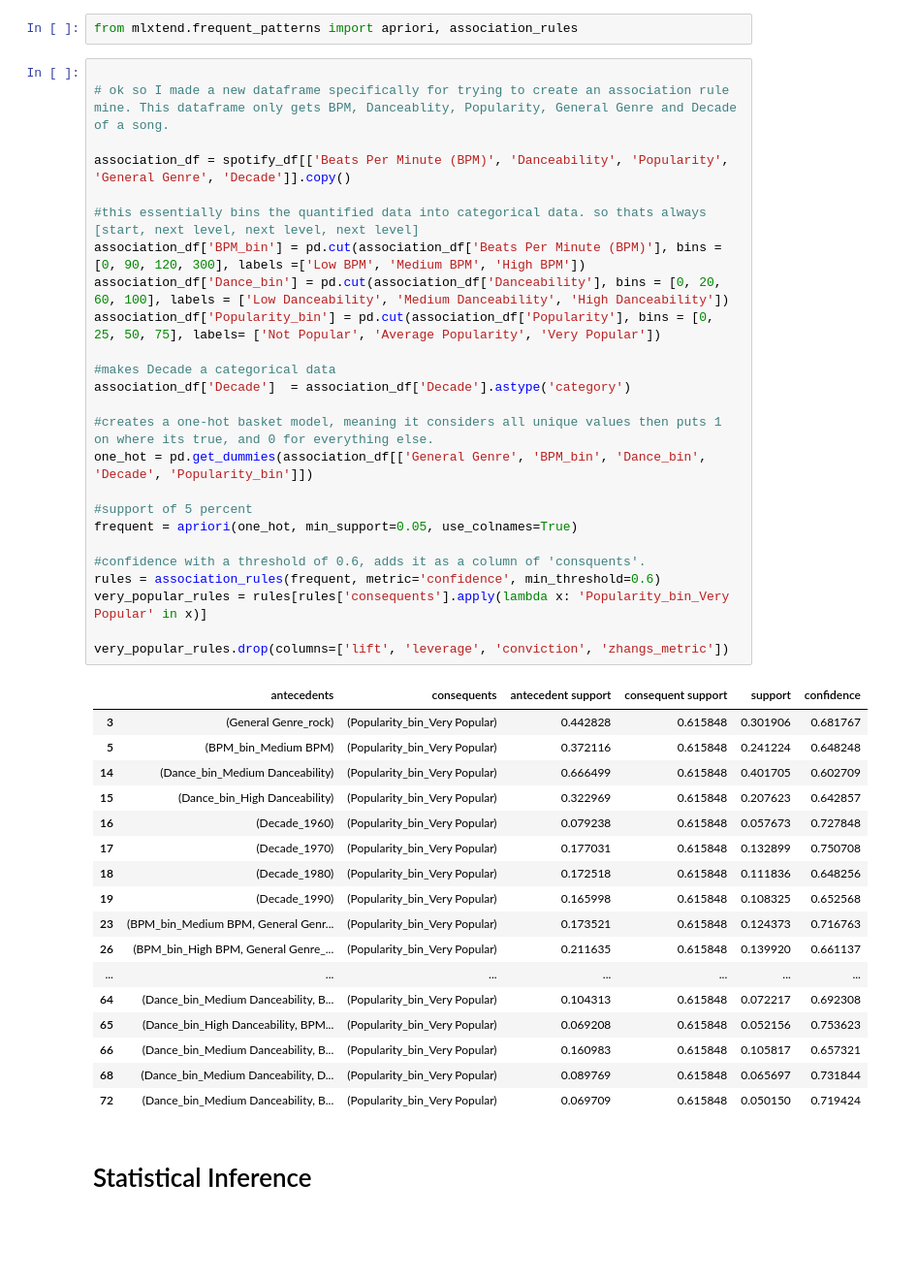
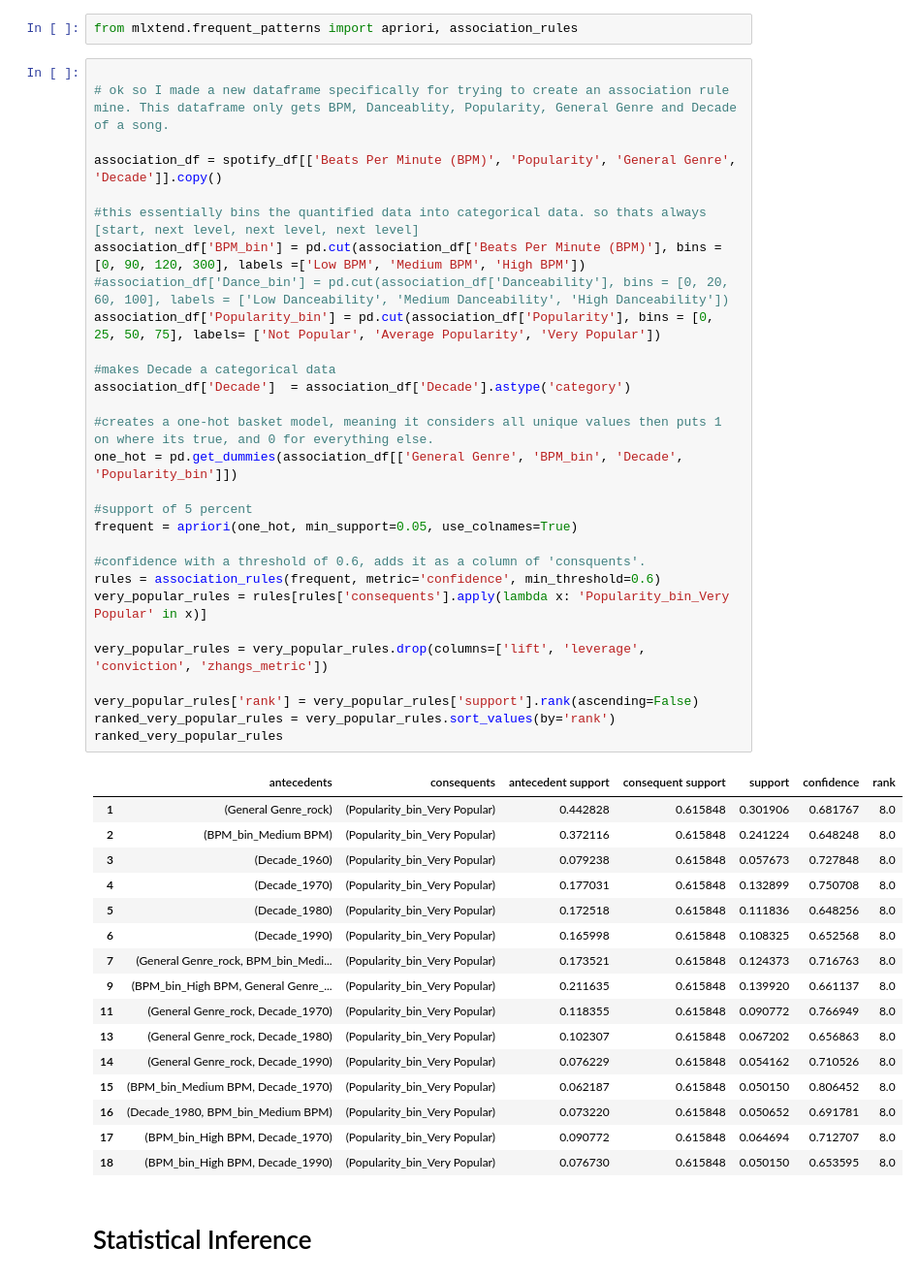
Before and after one commit to sadhubby/CSMODEL-project, a Jupyter notebook: Group10-Spotify Top 2000s.ipynb, the cells around one changed output. Shown at 97% size. Cells and saved outputs as stored; diff of their text form; blank space fills up the shorter version.

Commit message:
appropriate data modelling now. ranked them too.

```diff
--- a/Group10-Spotify Top 2000s.ipynb
+++ b/Group10-Spotify Top 2000s.ipynb
@@ -588,46 +588,49 @@ from mlxtend.frequent_patterns import apriori, association_rules
 # %%
 
 # ok so I made a new dataframe specifically for trying to create an association rule mine. This dataframe only gets BPM, Danceablity, Popularity, General Genre and Decade of a song.
 
-association_df = spotify_df[['Beats Per Minute (BPM)', 'Danceability', 'Popularity', 'General Genre', 'Decade']].copy()
+association_df = spotify_df[['Beats Per Minute (BPM)', 'Popularity', 'General Genre', 'Decade']].copy()
 
 #this essentially bins the quantified data into categorical data. so thats always [start, next level, next level, next level]
 association_df['BPM_bin'] = pd.cut(association_df['Beats Per Minute (BPM)'], bins = [0, 90, 120, 300], labels =['Low BPM', 'Medium BPM', 'High BPM'])
-association_df['Dance_bin'] = pd.cut(association_df['Danceability'], bins = [0, 20, 60, 100], labels = ['Low Danceability', 'Medium Danceability', 'High Danceability'])
+#association_df['Dance_bin'] = pd.cut(association_df['Danceability'], bins = [0, 20, 60, 100], labels = ['Low Danceability', 'Medium Danceability', 'High Danceability'])
 association_df['Popularity_bin'] = pd.cut(association_df['Popularity'], bins = [0, 25, 50, 75], labels= ['Not Popular', 'Average Popularity', 'Very Popular'])
 
 #makes Decade a categorical data
 association_df['Decade']  = association_df['Decade'].astype('category')
 
 #creates a one-hot basket model, meaning it considers all unique values then puts 1 on where its true, and 0 for everything else.
-one_hot = pd.get_dummies(association_df[['General Genre', 'BPM_bin', 'Dance_bin', 'Decade', 'Popularity_bin']])
+one_hot = pd.get_dummies(association_df[['General Genre', 'BPM_bin', 'Decade', 'Popularity_bin']])
 
 #support of 5 percent
 frequent = apriori(one_hot, min_support=0.05, use_colnames=True)
 
 #confidence with a threshold of 0.6, adds it as a column of 'consquents'.
 rules = association_rules(frequent, metric='confidence', min_threshold=0.6)
 very_popular_rules = rules[rules['consequents'].apply(lambda x: 'Popularity_bin_Very Popular' in x)]
 
-very_popular_rules.drop(columns=['lift', 'leverage', 'conviction', 'zhangs_metric'])
+very_popular_rules = very_popular_rules.drop(columns=['lift', 'leverage', 'conviction', 'zhangs_metric'])
+
+very_popular_rules['rank'] = very_popular_rules['support'].rank(ascending=False)
+ranked_very_popular_rules = very_popular_rules.sort_values(by='rank')
+ranked_very_popular_rules
 # %% [output]
-|  | antecedents | consequents | antecedent support | consequent support | support | confidence |
-| 3 | (General Genre_rock) | (Popularity_bin_Very Popular) | 0.442828 | 0.615848 | 0.301906 | 0.681767 |
-| 5 | (BPM_bin_Medium BPM) | (Popularity_bin_Very Popular) | 0.372116 | 0.615848 | 0.241224 | 0.648248 |
-| 14 | (Dance_bin_Medium Danceability) | (Popularity_bin_Very Popular) | 0.666499 | 0.615848 | 0.401705 | 0.602709 |
-| 15 | (Dance_bin_High Danceability) | (Popularity_bin_Very Popular) | 0.322969 | 0.615848 | 0.207623 | 0.642857 |
-| 16 | (Decade_1960) | (Popularity_bin_Very Popular) | 0.079238 | 0.615848 | 0.057673 | 0.727848 |
-| 17 | (Decade_1970) | (Popularity_bin_Very Popular) | 0.177031 | 0.615848 | 0.132899 | 0.750708 |
-| 18 | (Decade_1980) | (Popularity_bin_Very Popular) | 0.172518 | 0.615848 | 0.111836 | 0.648256 |
-| 19 | (Decade_1990) | (Popularity_bin_Very Popular) | 0.165998 | 0.615848 | 0.108325 | 0.652568 |
-| 23 | (BPM_bin_Medium BPM, General Genr... | (Popularity_bin_Very Popular) | 0.173521 | 0.615848 | 0.124373 | 0.716763 |
-| 26 | (BPM_bin_High BPM, General Genre_... | (Popularity_bin_Very Popular) | 0.211635 | 0.615848 | 0.139920 | 0.661137 |
-| ... | ... | ... | ... | ... | ... | ... |
-| 64 | (Dance_bin_Medium Danceability, B... | (Popularity_bin_Very Popular) | 0.104313 | 0.615848 | 0.072217 | 0.692308 |
-| 65 | (Dance_bin_High Danceability, BPM... | (Popularity_bin_Very Popular) | 0.069208 | 0.615848 | 0.052156 | 0.753623 |
-| 66 | (Dance_bin_Medium Danceability, B... | (Popularity_bin_Very Popular) | 0.160983 | 0.615848 | 0.105817 | 0.657321 |
-| 68 | (Dance_bin_Medium Danceability, D... | (Popularity_bin_Very Popular) | 0.089769 | 0.615848 | 0.065697 | 0.731844 |
-| 72 | (Dance_bin_Medium Danceability, B... | (Popularity_bin_Very Popular) | 0.069709 | 0.615848 | 0.050150 | 0.719424 |
+|  | antecedents | consequents | antecedent support | consequent support | support | confidence | rank |
+| 1 | (General Genre_rock) | (Popularity_bin_Very Popular) | 0.442828 | 0.615848 | 0.301906 | 0.681767 | 8.0 |
+| 2 | (BPM_bin_Medium BPM) | (Popularity_bin_Very Popular) | 0.372116 | 0.615848 | 0.241224 | 0.648248 | 8.0 |
+| 3 | (Decade_1960) | (Popularity_bin_Very Popular) | 0.079238 | 0.615848 | 0.057673 | 0.727848 | 8.0 |
+| 4 | (Decade_1970) | (Popularity_bin_Very Popular) | 0.177031 | 0.615848 | 0.132899 | 0.750708 | 8.0 |
+| 5 | (Decade_1980) | (Popularity_bin_Very Popular) | 0.172518 | 0.615848 | 0.111836 | 0.648256 | 8.0 |
+| 6 | (Decade_1990) | (Popularity_bin_Very Popular) | 0.165998 | 0.615848 | 0.108325 | 0.652568 | 8.0 |
+| 7 | (General Genre_rock, BPM_bin_Medi... | (Popularity_bin_Very Popular) | 0.173521 | 0.615848 | 0.124373 | 0.716763 | 8.0 |
+| 9 | (BPM_bin_High BPM, General Genre_... | (Popularity_bin_Very Popular) | 0.211635 | 0.615848 | 0.139920 | 0.661137 | 8.0 |
+| 11 | (General Genre_rock, Decade_1970) | (Popularity_bin_Very Popular) | 0.118355 | 0.615848 | 0.090772 | 0.766949 | 8.0 |
+| 13 | (General Genre_rock, Decade_1980) | (Popularity_bin_Very Popular) | 0.102307 | 0.615848 | 0.067202 | 0.656863 | 8.0 |
+| 14 | (General Genre_rock, Decade_1990) | (Popularity_bin_Very Popular) | 0.076229 | 0.615848 | 0.054162 | 0.710526 | 8.0 |
+| 15 | (BPM_bin_Medium BPM, Decade_1970) | (Popularity_bin_Very Popular) | 0.062187 | 0.615848 | 0.050150 | 0.806452 | 8.0 |
+| 16 | (Decade_1980, BPM_bin_Medium BPM) | (Popularity_bin_Very Popular) | 0.073220 | 0.615848 | 0.050652 | 0.691781 | 8.0 |
+| 17 | (BPM_bin_High BPM, Decade_1970) | (Popularity_bin_Very Popular) | 0.090772 | 0.615848 | 0.064694 | 0.712707 | 8.0 |
+| 18 | (BPM_bin_High BPM, Decade_1990) | (Popularity_bin_Very Popular) | 0.076730 | 0.615848 | 0.050150 | 0.653595 | 8.0 |
 # %% [markdown]
 # Statistical Inference
 # %% [markdown]
```
Also changed, not shown: parts of 2 cells of this notebook.
